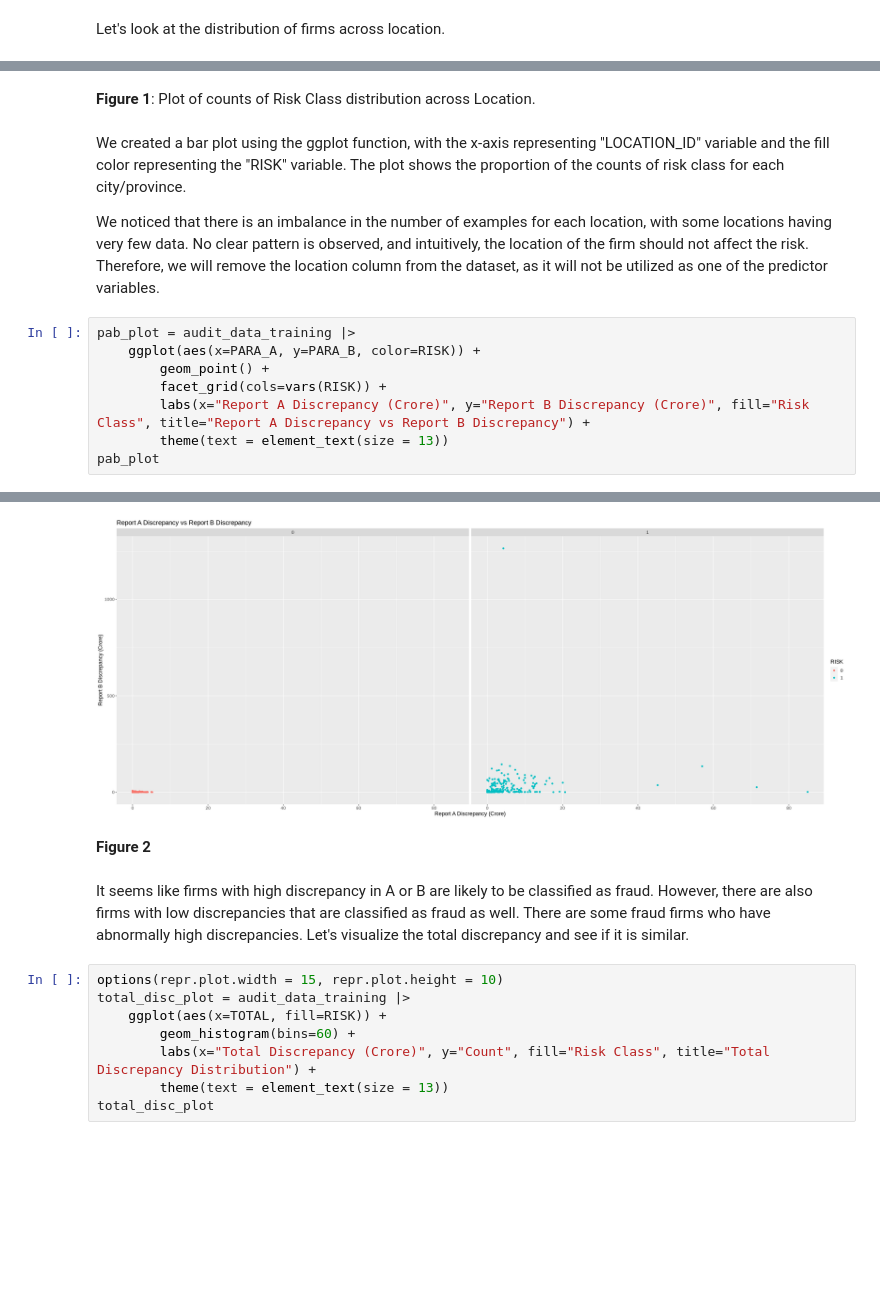
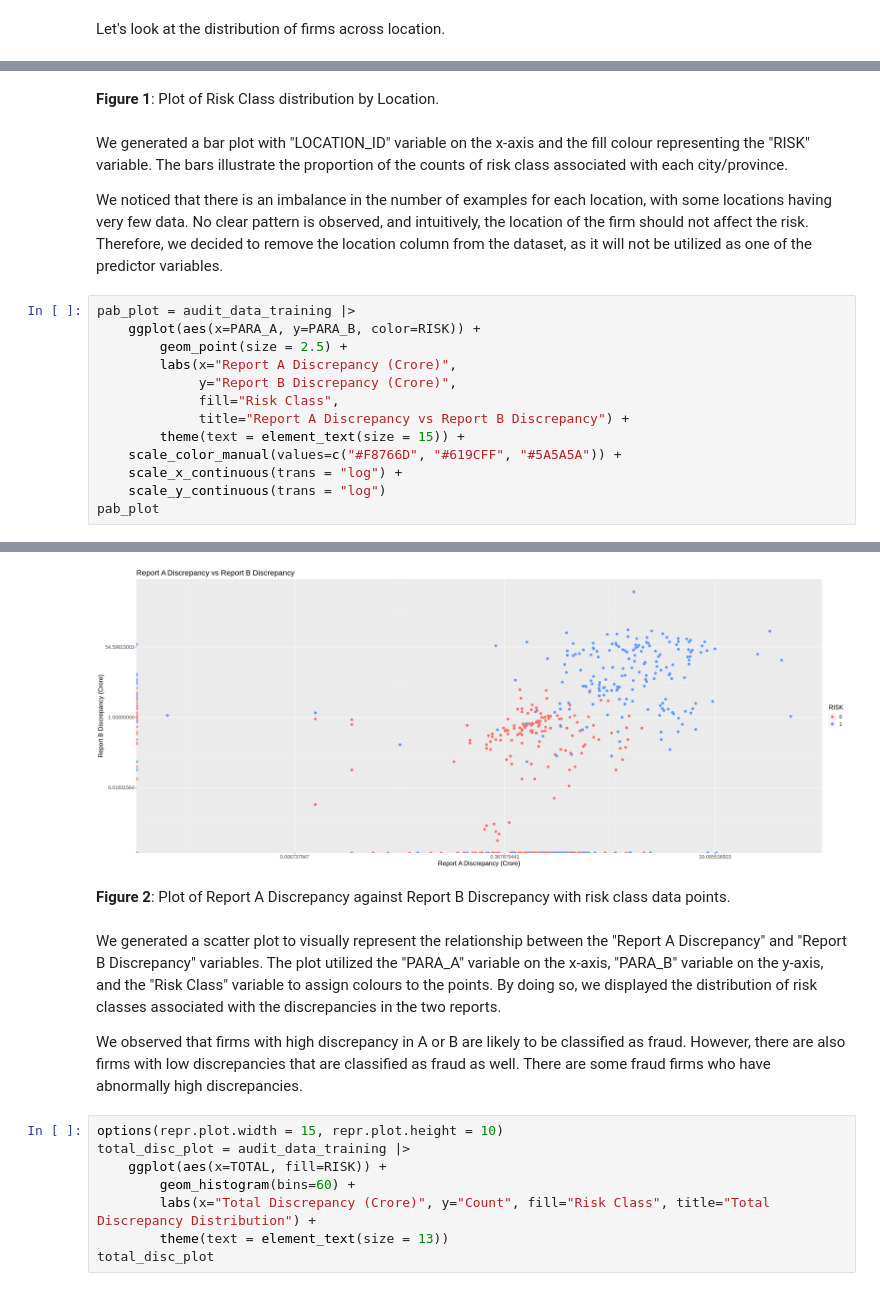
Before and after one commit to jimwei6/Fraud-Detection-Data-Analysis, a Jupyter notebook: project_final.ipynb, the cells around one changed output, grey strips where cells are left out. Drawn from its saved outputs; the diff is of its cells as text; blank space fills up the shorter version.

```diff
--- a/project_final.ipynb
+++ b/project_final.ipynb
@@ -224,15 +201,20 @@ location_plot
 # %% [markdown]
-<b>Figure 1</b>: Plot of counts of Risk Class distribution across Location.
+<b>Figure 1</b>: Plot of Risk Class distribution by Location.
 # %% [markdown]
-We created a bar plot using the ggplot function, with the x-axis representing "LOCATION_ID" variable and the fill color representing the "RISK" variable. The plot shows the proportion of the counts of risk class for each city/province.
+We generated a bar plot with "LOCATION_ID" variable on the x-axis and the fill colour representing the "RISK" variable. The bars illustrate the proportion of the counts of risk class associated with each city/province.
 
-We noticed that there is an imbalance in the number of examples for each location, with some locations having very few data. No clear pattern is observed, and intuitively, the location of the firm should not affect the risk. Therefore, we will remove the location column from the dataset, as it will not be utilized as one of the predictor variables.
+We noticed that there is an imbalance in the number of examples for each location, with some locations having very few data. No clear pattern is observed, and intuitively, the location of the firm should not affect the risk. Therefore, we decided to remove the location column from the dataset, as it will not be utilized as one of the predictor variables.
 # %%
 pab_plot = audit_data_training |>
     ggplot(aes(x=PARA_A, y=PARA_B, color=RISK)) +
-        geom_point() +
-        facet_grid(cols=vars(RISK)) +
-        labs(x="Report A Discrepancy (Crore)", y="Report B Discrepancy (Crore)", fill="Risk Class", title="Report A Discrepancy vs Report B Discrepancy") +
-        theme(text = element_text(size = 13))
+        geom_point(size = 2.5) +
+        labs(x="Report A Discrepancy (Crore)",
+             y="Report B Discrepancy (Crore)",
+             fill="Risk Class",
+             title="Report A Discrepancy vs Report B Discrepancy") +
+        theme(text = element_text(size = 15)) +
+    scale_color_manual(values=c("#F8766D", "#619CFF", "#5A5A5A")) +
+    scale_x_continuous(trans = "log") +
+    scale_y_continuous(trans = "log")
 pab_plot
 # %% [output]
@@ -239,8 +225,10 @@ pab_plot
-[figure, old version]
+[figure, new version]
 # %% [markdown]
-<b>Figure 2</b>
+<b>Figure 2</b>: Plot of Report A Discrepancy against Report B Discrepancy with risk class data points.
 # %% [markdown]
-It seems like firms with high discrepancy in A or B are likely to be classified as fraud. However, there are also firms with low discrepancies that are classified as fraud as well. There are some fraud firms who have abnormally high discrepancies. Let's visualize the total discrepancy and see if it is similar.
+We generated a scatter plot to visually represent the relationship between the "Report A Discrepancy" and "Report B Discrepancy" variables. The plot utilized the "PARA_A" variable on the x-axis, "PARA_B" variable on the y-axis, and the "Risk Class" variable to assign colours to the points. By doing so, we displayed the distribution of risk classes associated with the discrepancies in the two reports.
+
+We observed that firms with high discrepancy in A or B are likely to be classified as fraud. However, there are also firms with low discrepancies that are classified as fraud as well. There are some fraud firms who have abnormally high discrepancies.
 # %%
 options(repr.plot.width = 15, repr.plot.height = 10)
 total_disc_plot = audit_data_training |>
```
Also changed, not shown: parts of 42 cells of this notebook.
